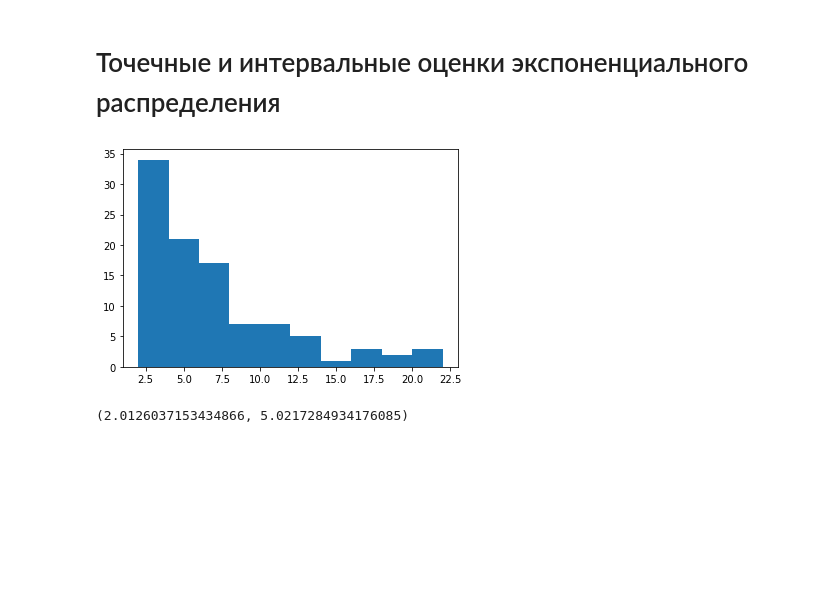
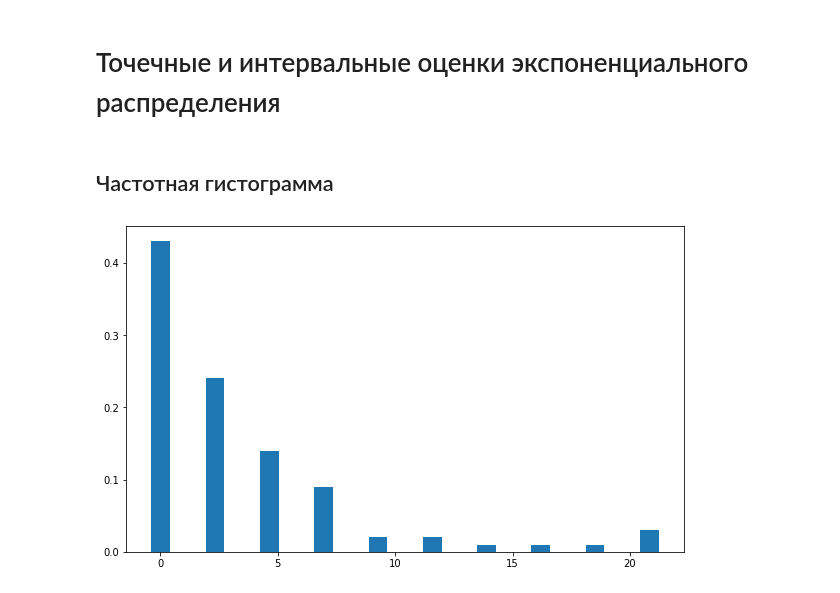
Before and after one commit to asmalcev/statistics, a Jupyter notebook: lab4/task1.ipynb, the cells around one changed output. Saved outputs shown, nothing was run; the diff lists cells and outputs as text; code cells hidden in the pictures; blank space fills up the shorter version.

```diff
--- a/lab4/task1.ipynb
+++ b/lab4/task1.ipynb
@@ -3,23 +10,31 @@
 # %%
 import numpy as np
 import matplotlib.pyplot as plt
-from scipy.stats import expon
+from scipy.stats import expon, norm
 %matplotlib inline
+
+from utils.summary_analysis import analysis, print_analysis
 
 
 SIZE = 100
 SCALE = 5
-LOC = 2
+LOC = 0
 
 B = 0.95
 
 
-dist = LOC + np.random.exponential(scale=SCALE, size=100)
+rng = np.random.default_rng(2741)
+dist = LOC + rng.exponential(scale=SCALE, size=100)
-# %%
-plt.hist(dist)
-plt.show()
-
-print(expon.fit(dist))
-# %% [output]
-[figure, removed]
-(2.0126037153434866, 5.0217284934176085)
+# %% [markdown]
+## Частотная гистограмма
+# %%
+fig, ax = plt.subplots(figsize=(10, 6))
+
+counts, bins = np.histogram(dist)
+bins = bins[:-1]
+counts = counts / len(dist)
+
+ax.bar(bins, counts)
+plt.show()
+# %% [output]
+[figure, added]
```
Also changed, not shown: parts of 9 cells of this notebook, 2 other files.
